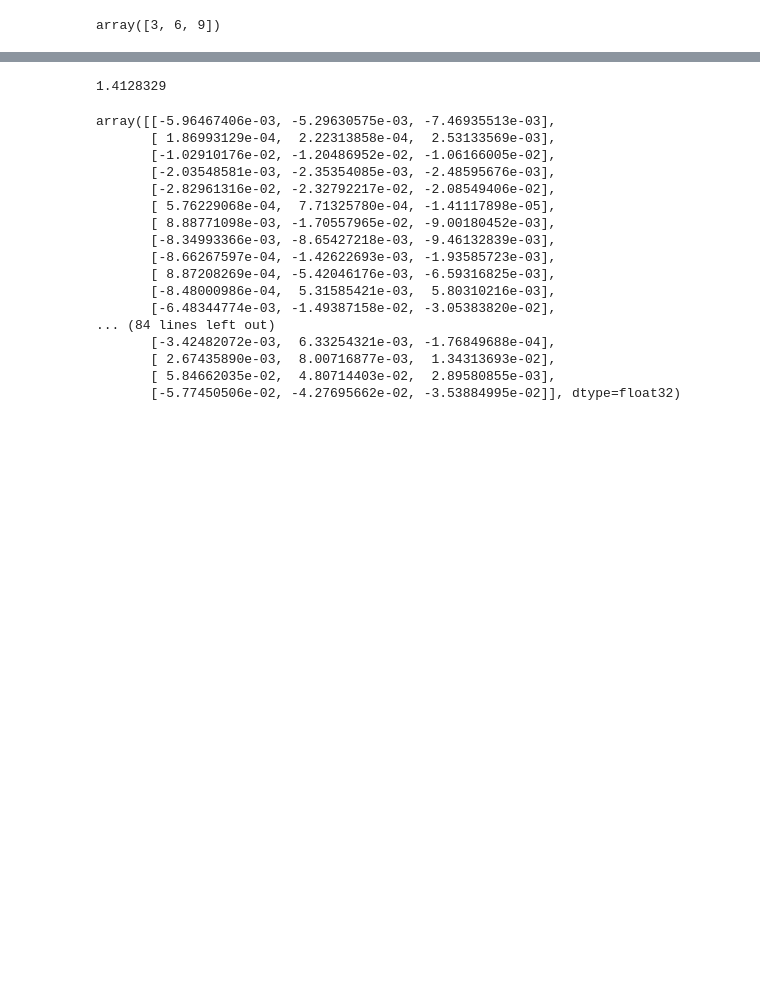
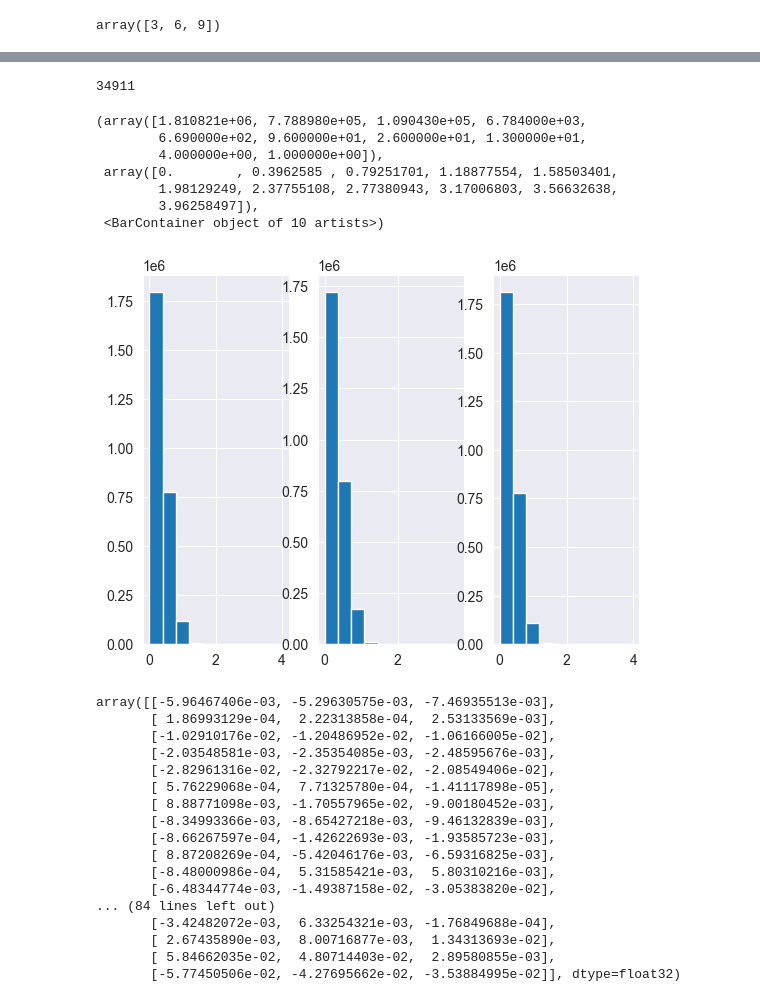
Before and after one commit to farqlia/urban-3d-reconstruction, a Jupyter notebook: notebooks/Open3D.ipynb, the cells around one changed output, grey strips where cells are left out. Saved outputs shown, nothing was run; the diff lists cells and outputs as text; code cells hidden in the pictures; blank space fills up the shorter version.

```diff
--- a/notebooks/Open3D.ipynb
+++ b/notebooks/Open3D.ipynb
@@ -92,6 +120,24 @@ def compute_colors_from_harmonics(points, normals):
 
     return np.where(res > 0, res, 0)
 # %%
-np.max(compute_colors_from_harmonics(model_pc.points[:100], n[:100]))
+colors = compute_colors_from_harmonics(model_pc.points, n)
-# %% [output]
-1.4128329
+# %%
+np.sum(colors[:, 0] > 1.0)
+# %% [output]
+34911
+# %%
+plt.subplot(1, 3, 1)
+plt.hist(colors[:, 0])
+plt.subplot(1, 3, 2)
+plt.hist(colors[:, 1])
+plt.subplot(1, 3, 3)
+plt.hist(colors[:, 2])
+# %% [output]
+(array([1.810821e+06, 7.788980e+05, 1.090430e+05, 6.784000e+03,
+        6.690000e+02, 9.600000e+01, 2.600000e+01, 1.300000e+01,
+        4.000000e+00, 1.000000e+00]),
+ array([0.        , 0.3962585 , 0.79251701, 1.18877554, 1.58503401,
+        1.98129249, 2.37755108, 2.77380943, 3.17006803, 3.56632638,
+        3.96258497]),
+ <BarContainer object of 10 artists>)
+[figure, added]
```
Also changed, not shown: parts of 9 cells of this notebook, 2 other files.
